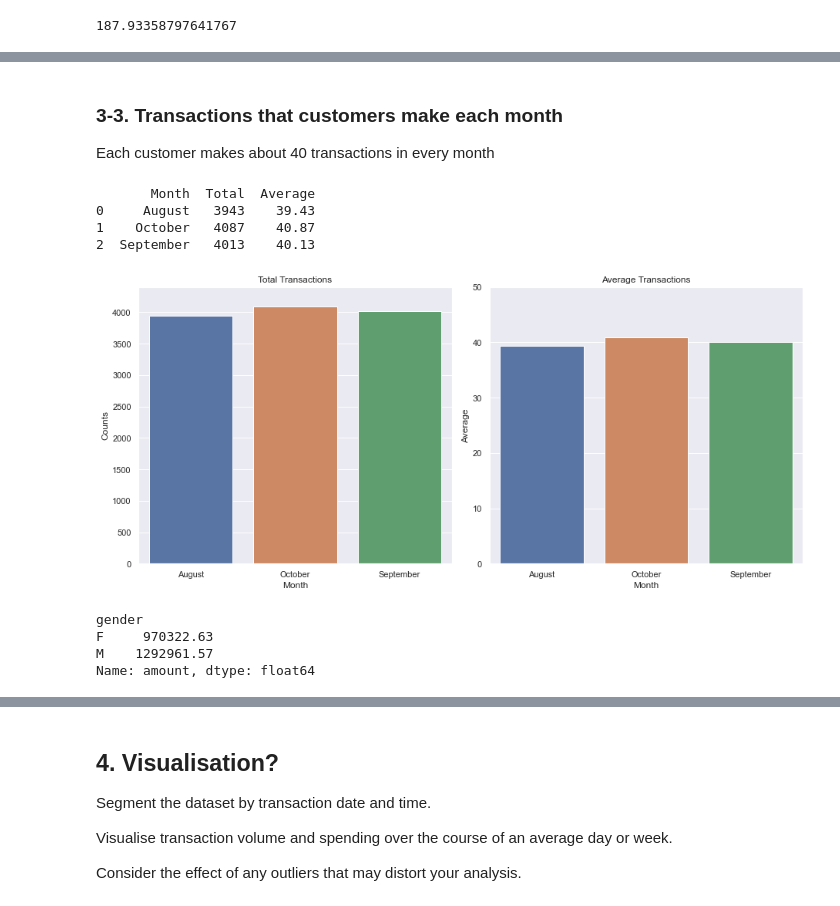
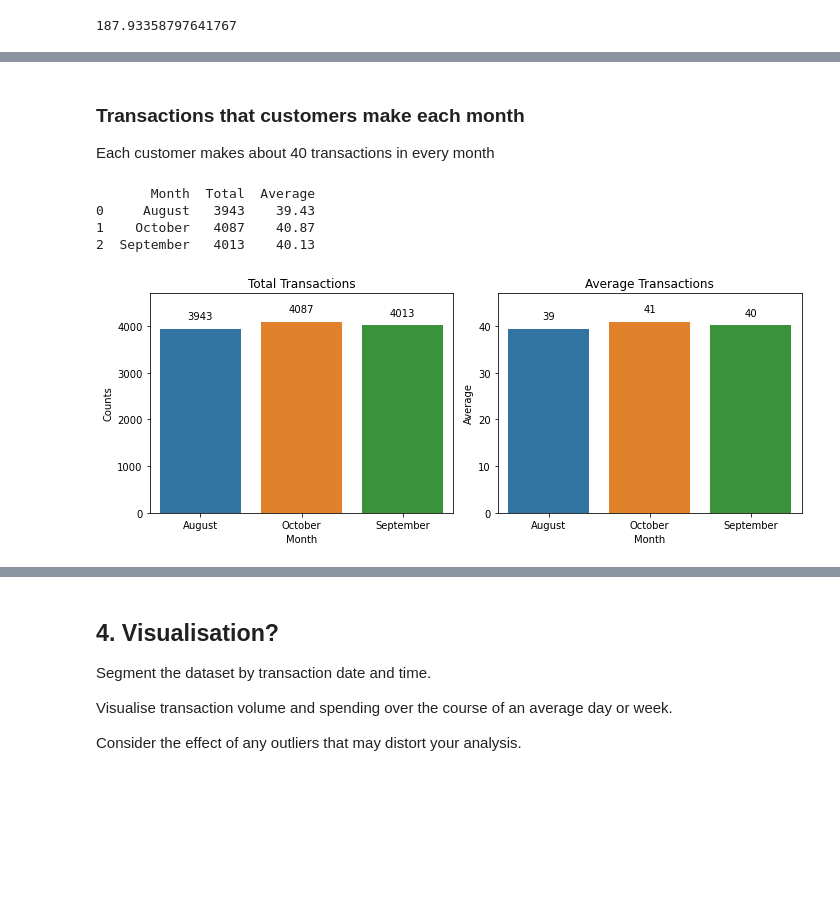
Before and after one commit to slothpunch/Portfolio, a Jupyter notebook: 4. Data@ANZ Virtual Internship Program/1_DataANZ_Virtual_Internship_Program.ipynb, the cells around one changed output, grey strips where cells are left out. Drawn from its saved outputs; the diff is of its cells as text; code cells hidden in the pictures; blank space fills up the shorter version.

```diff
--- a/4. Data@ANZ Virtual Internship Program/1_DataANZ_Virtual_Internship_Program.ipynb
+++ b/4. Data@ANZ Virtual Internship Program/1_DataANZ_Virtual_Internship_Program.ipynb
@@ -364,0 +371,6 @@ Name: bpay_biller_code, dtype: int64
+# %%
+df['age_group'] = pd.cut(df.age,[0,20,30,40,50,60,99999],labels=['<20','20-30','30-40','40-50','50-60','>60'])
+
+age = df.groupby(['month_name','age_group', 'gender'])['amount'].sum().reset_index()
+age['mean'] = df.groupby(['month_name','age_group', 'gender'])['amount'].mean().values
+age['count'] = df.groupby(['month_name','age_group', 'gender'])['amount'].count().values
@@ -375,3 +452,6 @@ df['amount'].mean()
+# %%
+df['day_name'] = df['date'].dt.day_name()
+df['month_name'] = df['date'].dt.month_name()
 # %%
 month_total = df.groupby('month_name')['amount'].sum().reset_index()
 month_avg = df.groupby('month_name')['amount'].mean().reset_index()
@@ -400,0 +486,7 @@ plt.show()
+# %%
+# Add age_group. The min and max values are 18 and 78 in age.
+df['age_group'] = pd.cut(df.age,[0,20,30,40,50,60,99999],labels=['<20','20-30','30-40','40-50','50-60','>60'])
+
+age = df.groupby(['month_name','age_group', 'gender'])['amount'].sum().reset_index()
+age['mean'] = df.groupby(['month_name','age_group', 'gender'])['amount'].mean().values
+age['count'] = df.groupby(['month_name','age_group', 'gender'])['amount'].count().values
@@ -401,39 +506,35 @@ plt.show()
 # %% [markdown]
-### 3-3. Transactions that customers make each month
+### Transactions that customers make each month
 Each customer makes about 40 transactions in every month
 # %%
-month_trans_total = df.groupby('month_name')['amount'].count().reset_index()
-month_cust_total = df.groupby('month_name')['customer_id'].nunique().reset_index()
-month_trans_avg = month_trans_total['amount'] / month_cust_total['customer_id']
-month_trans_avg = pd.DataFrame({'month_name': month_trans_total['month_name'], 'average' : month_trans_avg})
+month_trans = df.groupby('month_name')['amount'].count().reset_index()
+month_num_cust = df.groupby('month_name')['customer_id'].nunique().reset_index()
+month_trans['mean'] = month_trans['amount'] / month_num_cust['customer_id']
+month_trans.rename(columns = {'amount': 'count'}, inplace = True)
 # %%
-print(pd.DataFrame({'Month' :month_trans_total['month_name'], 'Total': month_trans_total['amount'], 'Average':month_trans_avg['average']}))
+print(pd.DataFrame({'Month' :month_trans['month_name'], 'Total': month_trans['count'], 'Average':month_trans['mean']}))
 
-fig, axes = plt.subplots(1,2, figsize = (13, 6))
+fig, axes = plt.subplots(1,2, figsize = (10, 4))
 # sns.axes_style("darkgrid")
 
-sns.barplot(ax = axes[0], data = month_trans_total, x = 'month_name', y = 'amount')
+sns.barplot(ax = axes[0], data = month_trans, x = 'month_name', y = 'count')
 axes[0].set_title('Total Transactions')
 axes[0].set(xlabel = 'Month', ylabel = 'Counts', ylim = (0, 4400))
 
-sns.barplot(ax = axes[1], data = month_trans_avg, x = 'month_name', y = 'average')
+sns.barplot(ax = axes[1], data = month_trans, x = 'month_name', y = 'mean')
 axes[1].set_title('Average Transactions')
 axes[1].set(xlabel = 'Month', ylabel = 'Average', ylim = (0, 50))
 # sns.barplot(ax = axes[1], data = month_trans_avg, x = 'month_name', y = 'amount')
 # axes[1].set_title('Avergae Amount')
 
+plot_height(month_trans, axes[0])
+plot_height(month_trans, axes[1])
+
 plt.tight_layout()
 plt.show()
 # %% [output]
        Month  Total  Average
 0     August   3943    39.43
 1    October   4087    40.87
 2  September   4013    40.13
-[figure, old version]
+[figure, new version]
-# %%
-df.groupby('gender')['amount'].sum()
-# %% [output]
-gender
-F     970322.63
-M    1292961.57
-Name: amount, dtype: float64
```
Also changed, not shown: parts of 73 cells of this notebook.
